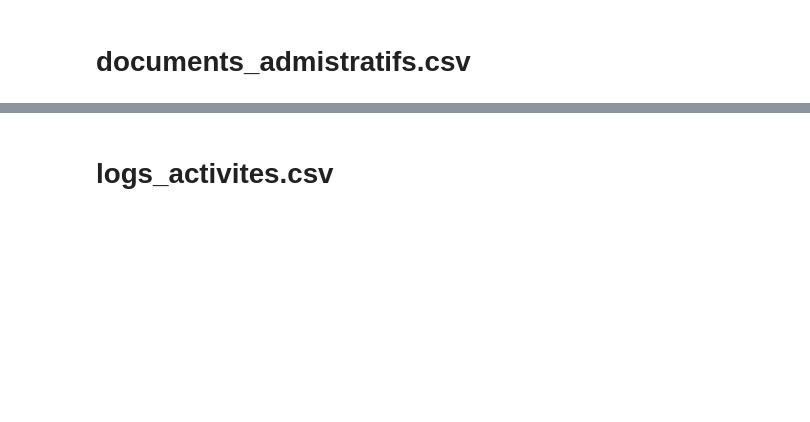
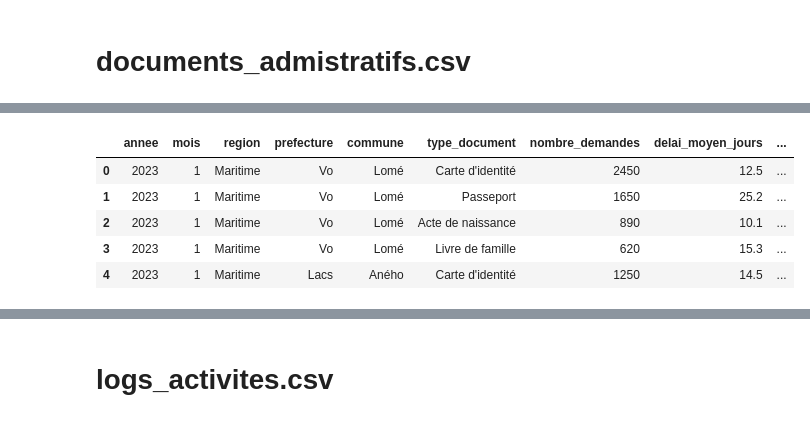
Before and after one commit to jgbedevi/test_technique_analyste, a Jupyter notebook: notebooks/Untitled.ipynb, the cells around one changed output, grey strips where cells are left out. Cells and saved outputs as stored; diff of their text form; code cells hidden in the pictures; blank space fills up the shorter version.

```diff
--- a/notebooks/Untitled.ipynb
+++ b/notebooks/Untitled.ipynb
@@ -36,0 +297,10 @@ df_logs = pd.read_csv("Documents/gyj/Test_technique_analyst/data/logs_activite.c
+# %%
+# Aperçu du contenu
+df_docs.head()
+# %% [output]
+|  | annee | mois | region | prefecture | commune | type_document | nombre_demandes | delai_moyen_jours | ... |
+| 0 | 2023 | 1 | Maritime | Vo | Lomé | Carte d'identité | 2450 | 12.5 | ... |
+| 1 | 2023 | 1 | Maritime | Vo | Lomé | Passeport | 1650 | 25.2 | ... |
+| 2 | 2023 | 1 | Maritime | Vo | Lomé | Acte de naissance | 890 | 10.1 | ... |
+| 3 | 2023 | 1 | Maritime | Vo | Lomé | Livre de famille | 620 | 15.3 | ... |
+| 4 | 2023 | 1 | Maritime | Lacs | Aného | Carte d'identité | 1250 | 14.5 | ... |
```
Also changed, not shown: parts of 31 cells of this notebook.
